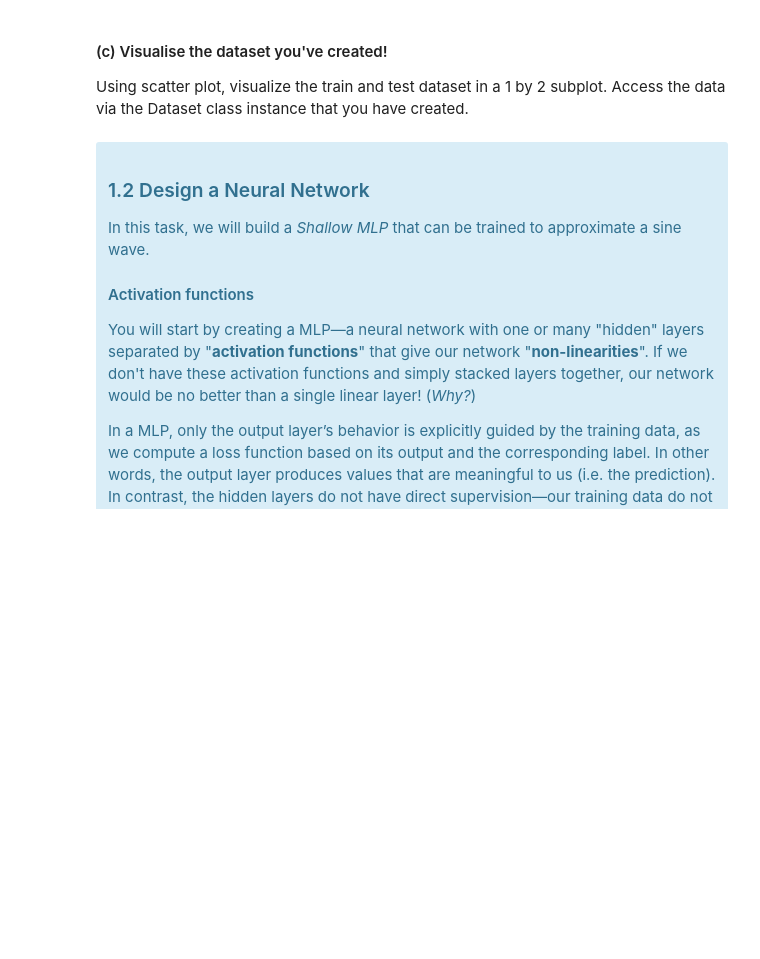
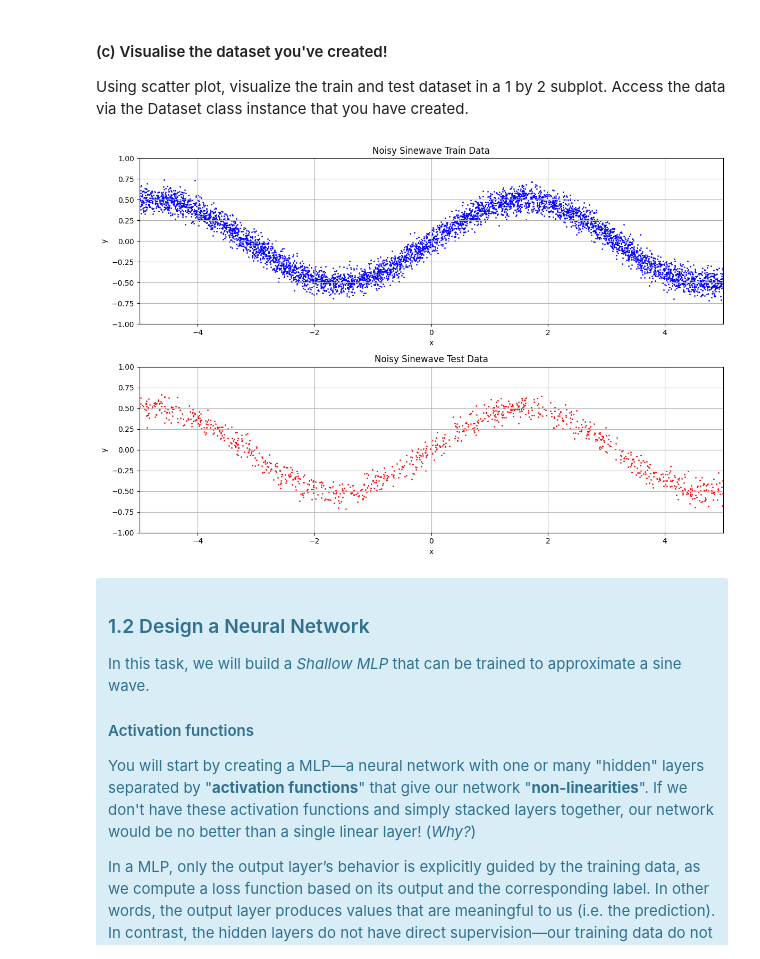
Before and after one commit to dillonlyr/ECE4179_Codes, a Jupyter notebook: Lab 3/Lab_3_student_2025.ipynb, the cells around one changed output. Cells and saved outputs as stored; diff of their text form; code cells hidden in the pictures; blank space fills up the shorter version.

```diff
--- a/Lab 3/Lab_3_student_2025.ipynb
+++ b/Lab 3/Lab_3_student_2025.ipynb
@@ -146,15 +147,15 @@ bs_test = 1         # the batch size for testing task 1
 
 # Create an instance of the SineDataset for both the training and test set
 # For this task we will not use a validation set
-dataset_train = ???
-dataset_test  = ???
+dataset_train = SineDataset(num_train, bound)
+dataset_test  = SineDataset(num_test, bound)
 
 # Create dataloaders for both train and test by passing some arguments
 # argument 1: the Dataset instance
 # argument 2: batch size
 # argument 3: shuffle (True for train, False for test)
-loader_train = ???
-loader_test = ???
+loader_train = DataLoader(dataset_train, bs_train, shuffle=True)
+loader_test = DataLoader(dataset_test, bs_test, shuffle=False)
 # %% [markdown]
 #### (c) Visualise the dataset you've created!
 
@@ -170,3 +163,39 @@ plt.figure(figsize=(10,5)) # adjust as needed
+# %%
+# T1.1c IMPORTANT: Please do not edit/remove this comment.
+
+# Create the scatter plot using just the test data
+# You can make the marker size smaller for better visibility
+
+x_train = dataset_train.x_data.numpy()
+y_train = dataset_train.y_data.numpy()
+# print(np.size(x_train))
+# print(np.size(y_train))
+x_test = dataset_test.x_data.numpy()
+y_test = dataset_test.y_data.numpy()
+
+fig, axes = plt.subplots(2, 1, figsize=(12, 8))
+
+# Create a scatter plot of the training data
+axes[0].scatter(x_train, y_train, s=1, alpha=1, color='blue')
+axes[0].set_xlim([-5,5])
+axes[0].set_ylim([-1,1])
+axes[0].set_xlabel("x")
+axes[0].set_ylabel("y")
+axes[0].set_title("Noisy Sinewave Train Data")
+axes[0].grid()
+
+axes[1].scatter(x_test, y_test, s=1, alpha=1, color='red')
+axes[1].set_xlim([-5,5])
+axes[1].set_ylim([-1,1])
+axes[1].set_xlabel("x")
+axes[1].set_ylabel("y")
+axes[1].set_title("Noisy Sinewave Test Data")
+axes[1].grid()
+
+plt.tight_layout()
+plt.show()
+# %% [output]
+[figure, added]
 # %% [markdown]
 <div class="alert alert-block alert-info">
 
```
Also changed, not shown: parts of 19 cells of this notebook, 3 other files.
